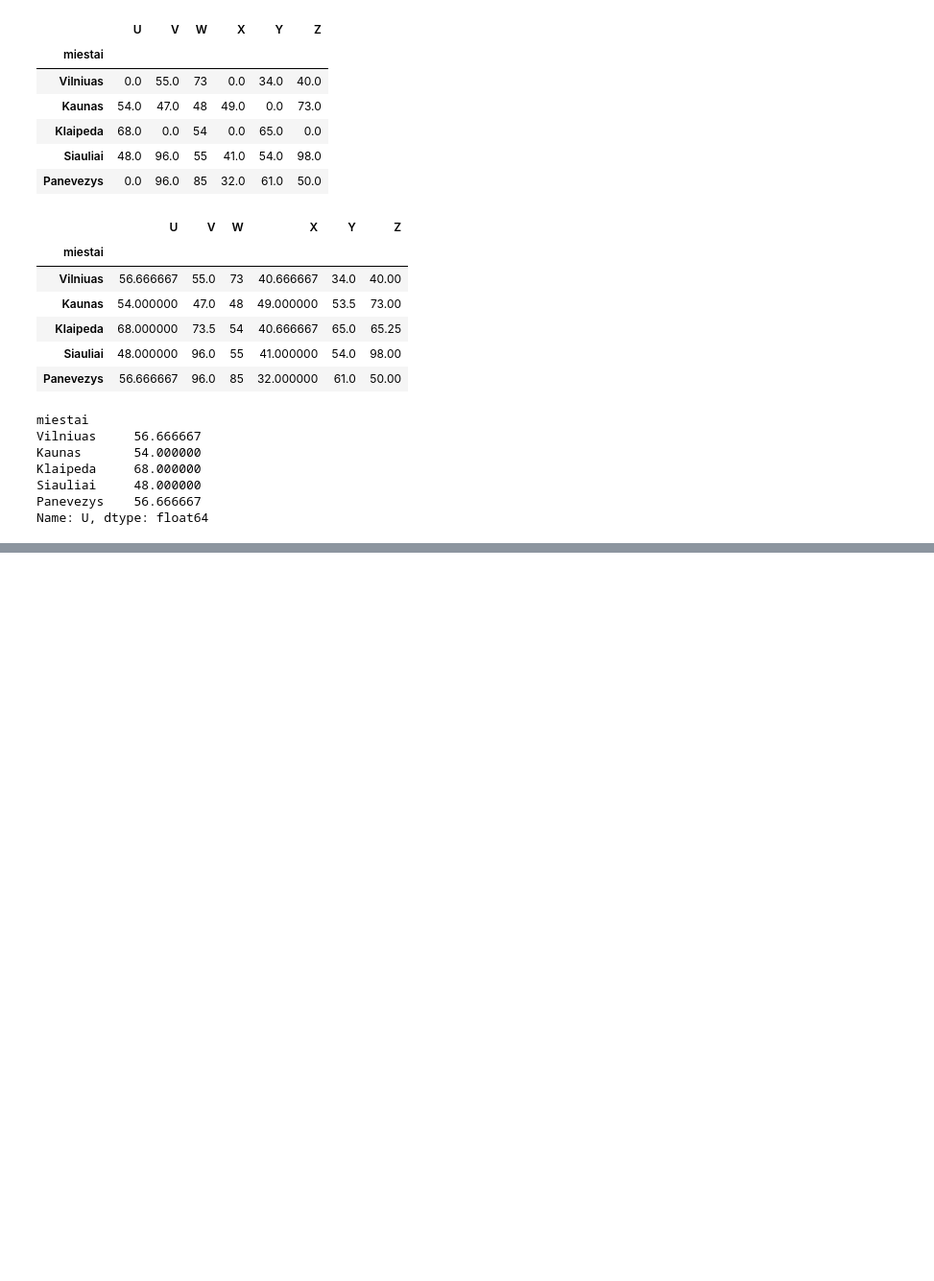
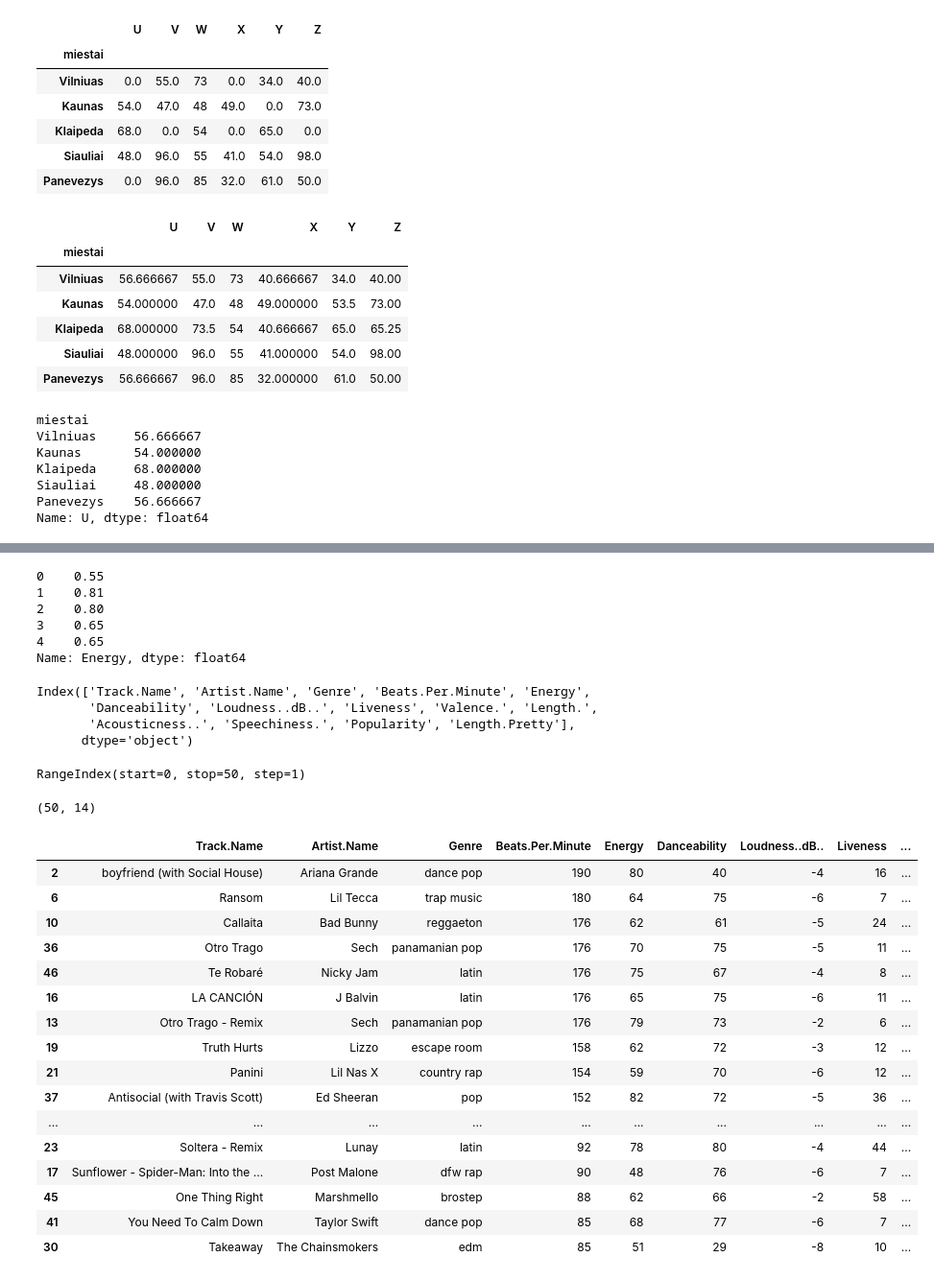
Before and after one commit to infohata/course-python-basic, a Jupyter notebook: PTU16_live/da_pandas.ipynb, the cells around one changed output, grey strips where cells are left out. Shown at 96% size. Saved outputs shown, nothing was run; the diff lists cells and outputs as text; code cells hidden in the pictures; blank space fills up the shorter version.

```diff
--- a/PTU16_live/da_pandas.ipynb
+++ b/PTU16_live/da_pandas.ipynb
@@ -381,3 +381,6 @@ Klaipeda     68.000000
 Siauliai     48.000000
 Panevezys    56.666667
 Name: U, dtype: float64
+# %%
+top = pd.read_csv('./top50.csv', encoding='ISO-8859-1')
+top.head()
@@ -383,0 +450,5 @@ Name: U, dtype: float64
+# %%
+def min_sec(secs):
+    return f'{secs // 60}:{(secs % 60):02d}'
+
+min_sec(133)
@@ -383,0 +466,2 @@ Name: U, dtype: float64
+# %%
+top['Length.Pretty'] = top['Length.'].apply(min_sec)
@@ -383,0 +477,46 @@ Name: U, dtype: float64
+# %%
+top['Energy'].apply(lambda arg: arg / 100).head()
+# %% [output]
+0    0.55
+1    0.81
+2    0.80
+3    0.65
+4    0.65
+Name: Energy, dtype: float64
+# %%
+top.columns
+# %% [output]
+Index(['Track.Name', 'Artist.Name', 'Genre', 'Beats.Per.Minute', 'Energy',
+       'Danceability', 'Loudness..dB..', 'Liveness', 'Valence.', 'Length.',
+       'Acousticness..', 'Speechiness.', 'Popularity', 'Length.Pretty'],
+      dtype='object')
+# %%
+top.drop('Unnamed: 0', axis=1, inplace=True)
+# %%
+top.index
+# %% [output]
+RangeIndex(start=0, stop=50, step=1)
+# %%
+top.shape
+# %% [output]
+(50, 14)
+# %%
+top.sort_values('Beats.Per.Minute', ascending=False)
+# %% [output]
+|  | Track.Name | Artist.Name | Genre | Beats.Per.Minute | Energy | Danceability | Loudness..dB.. | Liveness | ... |
+| 2 | boyfriend (with Social House) | Ariana Grande | dance pop | 190 | 80 | 40 | -4 | 16 | ... |
+| 6 | Ransom | Lil Tecca | trap music | 180 | 64 | 75 | -6 | 7 | ... |
+| 10 | Callaita | Bad Bunny | reggaeton | 176 | 62 | 61 | -5 | 24 | ... |
+| 36 | Otro Trago | Sech | panamanian pop | 176 | 70 | 75 | -5 | 11 | ... |
+| 46 | Te Robaré | Nicky Jam | latin | 176 | 75 | 67 | -4 | 8 | ... |
+| 16 | LA CANCIÓN | J Balvin | latin | 176 | 65 | 75 | -6 | 11 | ... |
+| 13 | Otro Trago - Remix | Sech | panamanian pop | 176 | 79 | 73 | -2 | 6 | ... |
+| 19 | Truth Hurts | Lizzo | escape room | 158 | 62 | 72 | -3 | 12 | ... |
+| 21 | Panini | Lil Nas X | country rap | 154 | 59 | 70 | -6 | 12 | ... |
+| 37 | Antisocial (with Travis Scott) | Ed Sheeran | pop | 152 | 82 | 72 | -5 | 36 | ... |
+| ... | ... | ... | ... | ... | ... | ... | ... | ... | ... |
+| 23 | Soltera - Remix | Lunay | latin | 92 | 78 | 80 | -4 | 44 | ... |
+| 17 | Sunflower - Spider-Man: Into the ... | Post Malone | dfw rap | 90 | 48 | 76 | -6 | 7 | ... |
+| 45 | One Thing Right | Marshmello | brostep | 88 | 62 | 66 | -2 | 58 | ... |
+| 41 | You Need To Calm Down | Taylor Swift | dance pop | 85 | 68 | 77 | -6 | 7 | ... |
+| 30 | Takeaway | The Chainsmokers | edm | 85 | 51 | 29 | -8 | 10 | ... |
```
Also changed, not shown: parts of 19 cells of this notebook, 3 other files.
